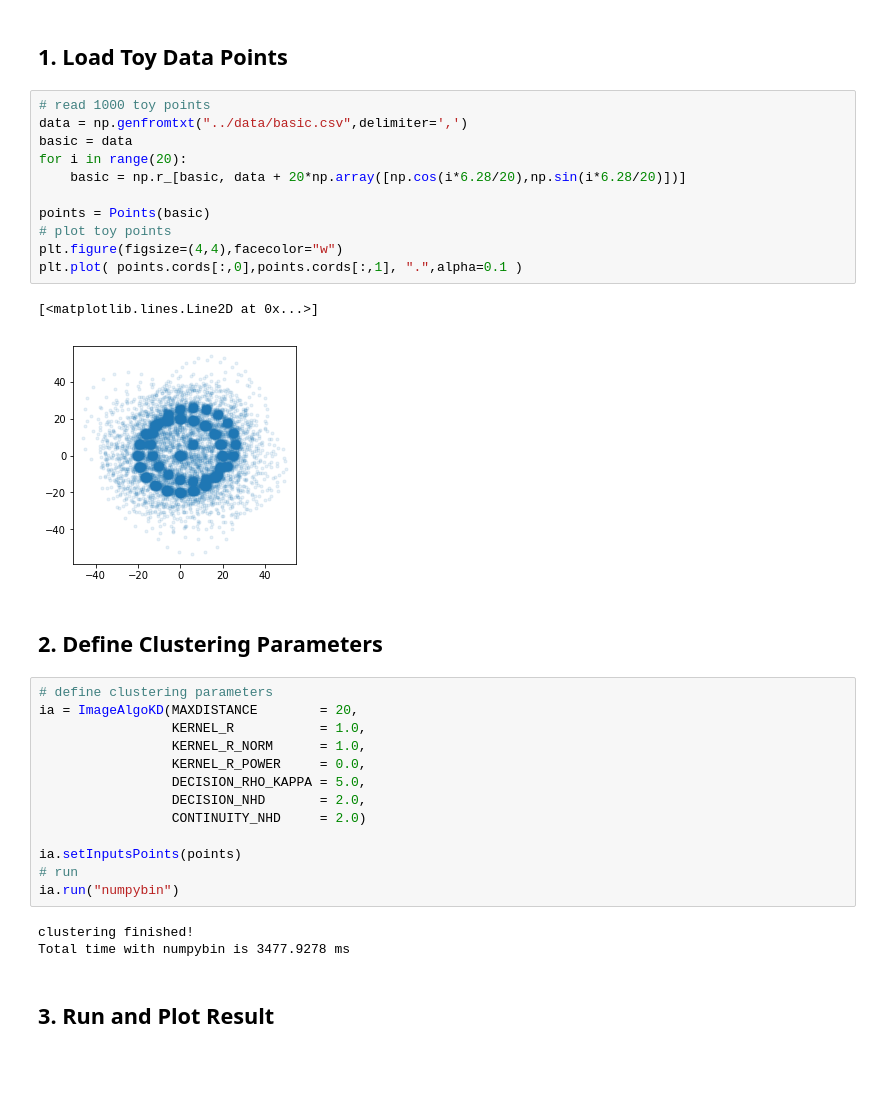
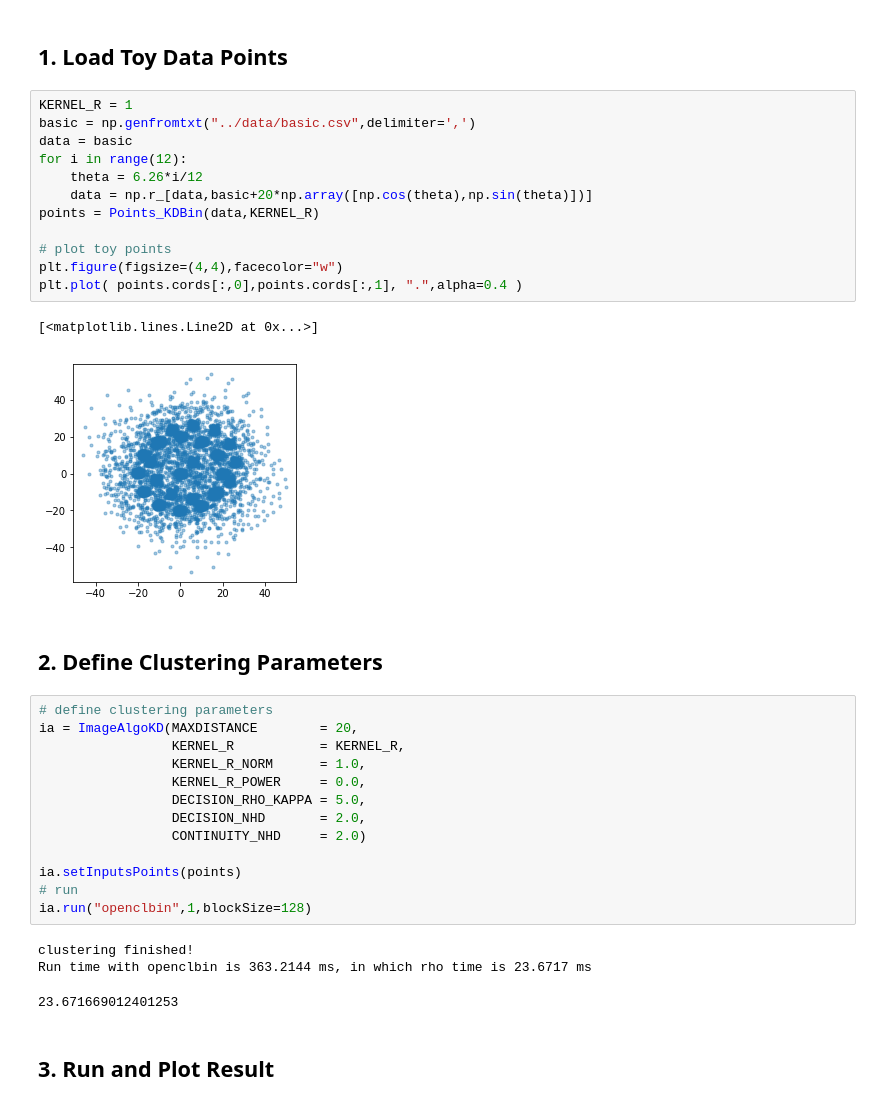
Before and after one commit to ZihengChen/ImageAlgorithm, a Jupyter notebook: examples/example_basic.ipynb, the cells around one changed output. Cells and saved outputs as stored; diff of their text form; blank space fills up the shorter version.

Commit message:
add nearest neigborhood for opencl

```diff
--- a/examples/example_basic.ipynb
+++ b/examples/example_basic.ipynb
@@ -3,25 +3,26 @@ from ImageAlgoKD import *
 # %% [markdown]
 ## 1. Load Toy Data Points
 # %%
-# read 1000 toy points
-data = np.genfromtxt("../data/basic.csv",delimiter=',')
-basic = data
-for i in range(20):
-    basic = np.r_[basic, data + 20*np.array([np.cos(i*6.28/20),np.sin(i*6.28/20)])]
+KERNEL_R = 1
+basic = np.genfromtxt("../data/basic.csv",delimiter=',')
+data = basic
+for i in range(12):
+    theta = 6.26*i/12
+    data = np.r_[data,basic+20*np.array([np.cos(theta),np.sin(theta)])]
+points = Points_KDBin(data,KERNEL_R)
 
-points = Points(basic)
 # plot toy points
 plt.figure(figsize=(4,4),facecolor="w")
-plt.plot( points.cords[:,0],points.cords[:,1], ".",alpha=0.1 )
+plt.plot( points.cords[:,0],points.cords[:,1], ".",alpha=0.4 )
 # %% [output]
 [<matplotlib.lines.Line2D at 0x...>]
-[figure, old version]
+[figure, new version]
 # %% [markdown]
 ## 2. Define Clustering Parameters
 # %%
 # define clustering parameters
 ia = ImageAlgoKD(MAXDISTANCE        = 20,
-                 KERNEL_R           = 1.0,
+                 KERNEL_R           = KERNEL_R,
                  KERNEL_R_NORM      = 1.0,
                  KERNEL_R_POWER     = 0.0,
                  DECISION_RHO_KAPPA = 5.0,
@@ -30,10 +31,11 @@ ia = ImageAlgoKD(MAXDISTANCE        = 20,
 
 ia.setInputsPoints(points)
 # run
-ia.run("numpybin")
+ia.run("openclbin",1,blockSize=128)
 # %% [output]
 clustering finished!
-Total time with numpybin is 3477.9278 ms
+Run time with openclbin is 363.2144 ms, in which rho time is 23.6717 ms
+23.671669012401253
 # %% [markdown]
 ## 3. Run and Plot Result
 # %%
```
Also changed, not shown: parts of 3 cells of this notebook, 4 other files.
